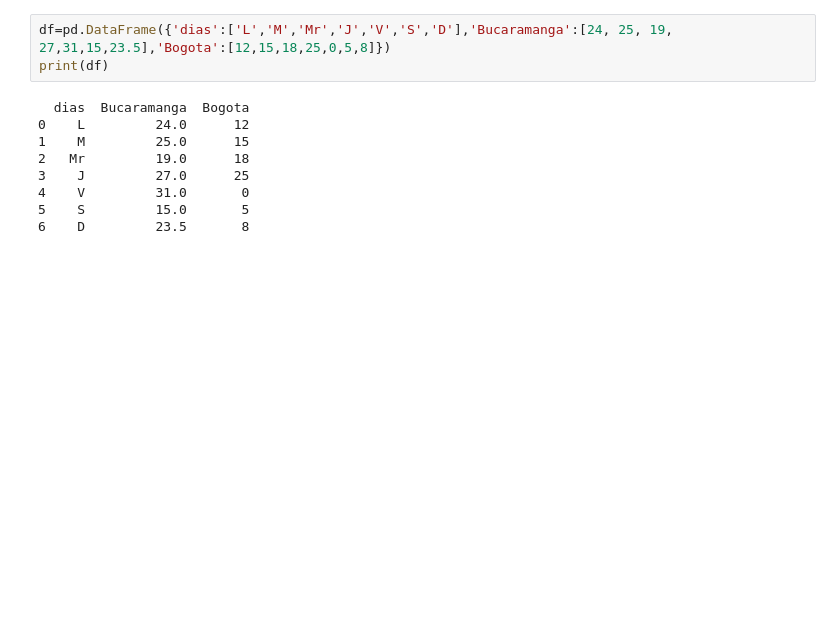
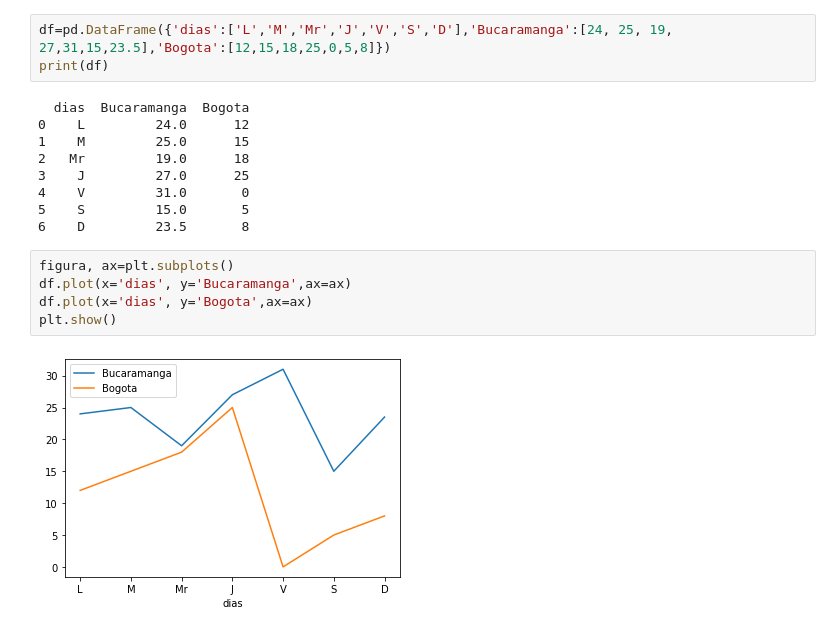
Before and after one commit to xkrizthx/Python, a Jupyter notebook: Diplomado_Matpolib.ipynb, the cells around one changed output. Saved outputs shown, nothing was run; the diff lists cells and outputs as text; blank space fills up the shorter version.

```diff
--- a/Diplomado_Matpolib.ipynb
+++ b/Diplomado_Matpolib.ipynb
@@ -130,3 +130,10 @@ print(df)
 4    V         31.0       0
 5    S         15.0       5
 6    D         23.5       8
+# %%
+figura, ax=plt.subplots()
+df.plot(x='dias', y='Bucaramanga',ax=ax)
+df.plot(x='dias', y='Bogota',ax=ax)
+plt.show()
+# %% [output]
+[figure, added]
```
